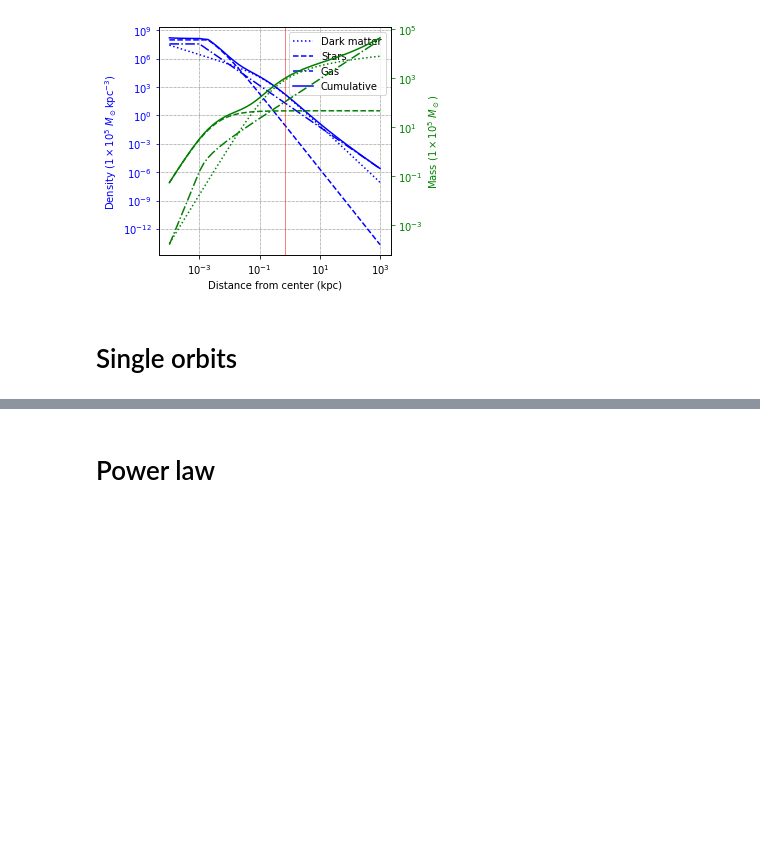
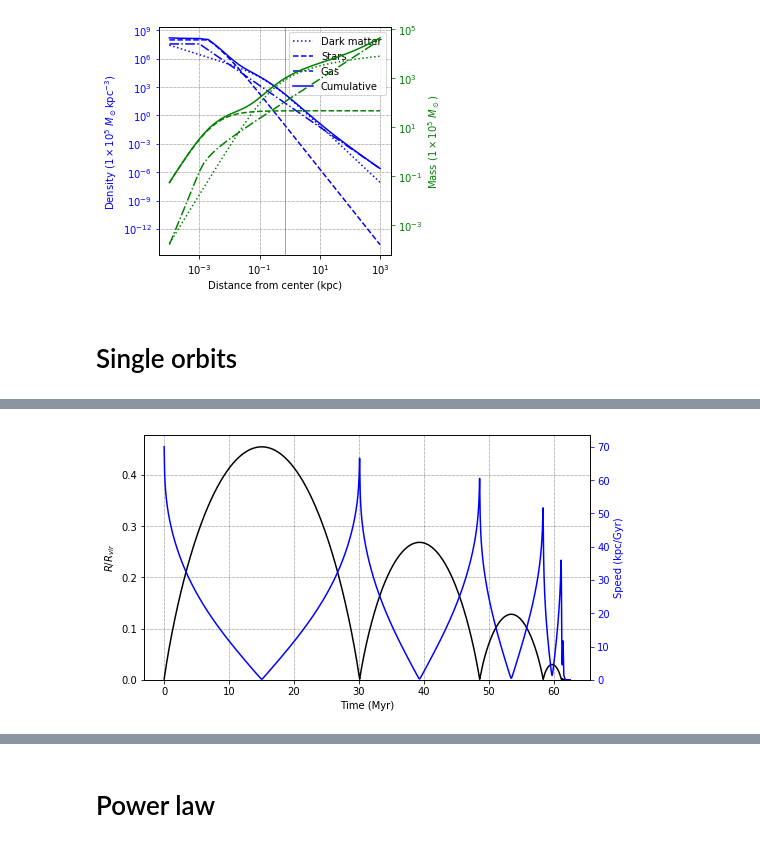
Before and after one commit to jsbarbosa/TesisFisica, a Jupyter notebook: Files/Week 6/Multiple.ipynb, the cells around one changed output, grey strips where cells are left out. Cells and saved outputs as stored; diff of their text form; code cells hidden in the pictures; blank space fills up the shorter version.

```diff
--- a/Files/Week 6/Multiple.ipynb
+++ b/Files/Week 6/Multiple.ipynb
@@ -105,0 +103,24 @@ plt.show()
+# %%
+fig, ax1 = plt.subplots(figsize = (8, 4.5))
+
+ax2 = ax1.twinx()
+ax1.plot(result.times * 1000, result.distance / result.R_VIR, c = 'k')
+ax2.plot(result.times * 1000, result.speed, c = 'b')
+
+ax1.grid()
+
+ax1.set_xlabel("Time (Myr)")
+ax1.set_ylabel("$R / R_{vir}$")
+ax2.set_ylabel("Speed (kpc/Gyr)", color = 'b')
+
+ax1.tick_params('y', colors = 'k')
+ax2.tick_params('y', colors = 'b')
+
+ax1.set_ylim(0, ax1.get_ylim()[1])
+ax2.set_ylim(0, ax2.get_ylim()[1])
+
+fig.savefig('properties_s02v70_1.png', dpi = 300)
+
+plt.show()
+# %% [output]
+[figure, added]
```
Also changed, not shown: parts of 3 cells of this notebook, 11 other files.
